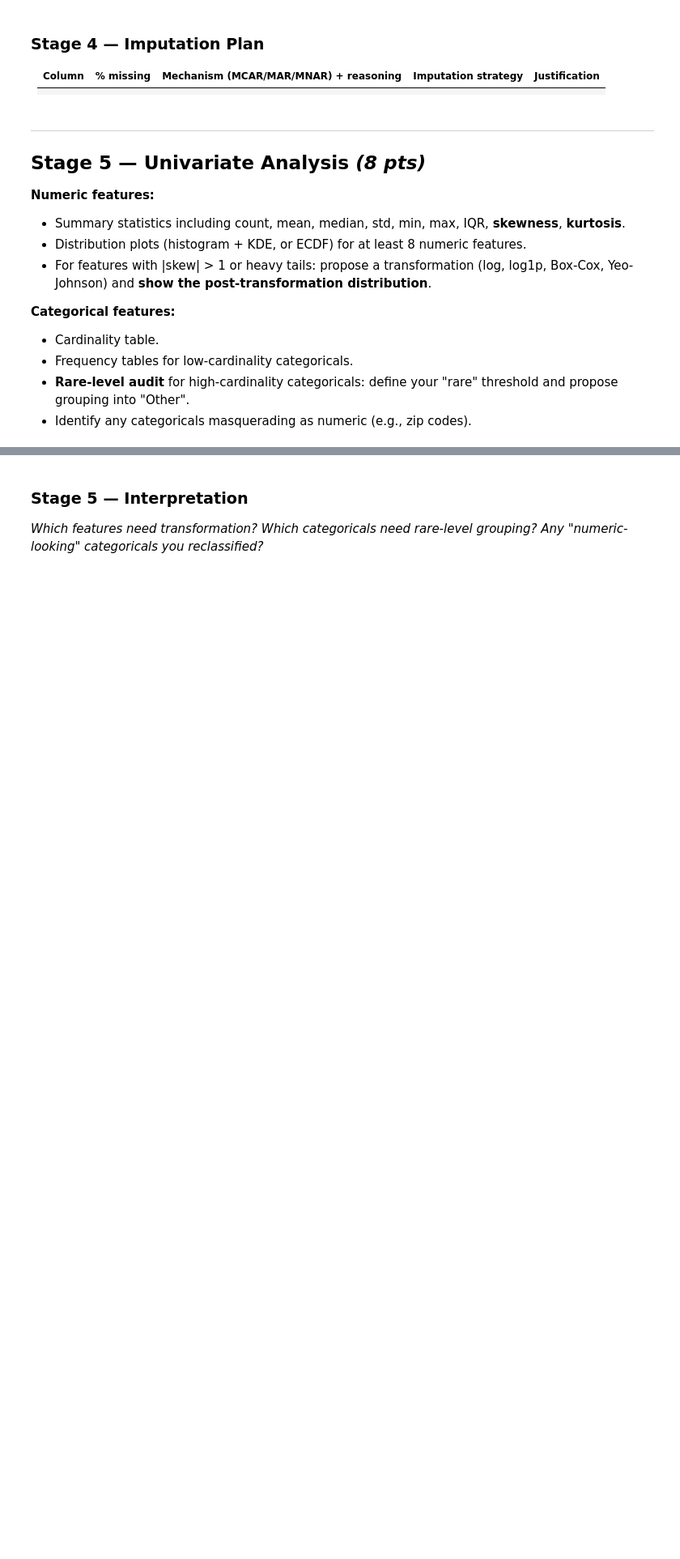
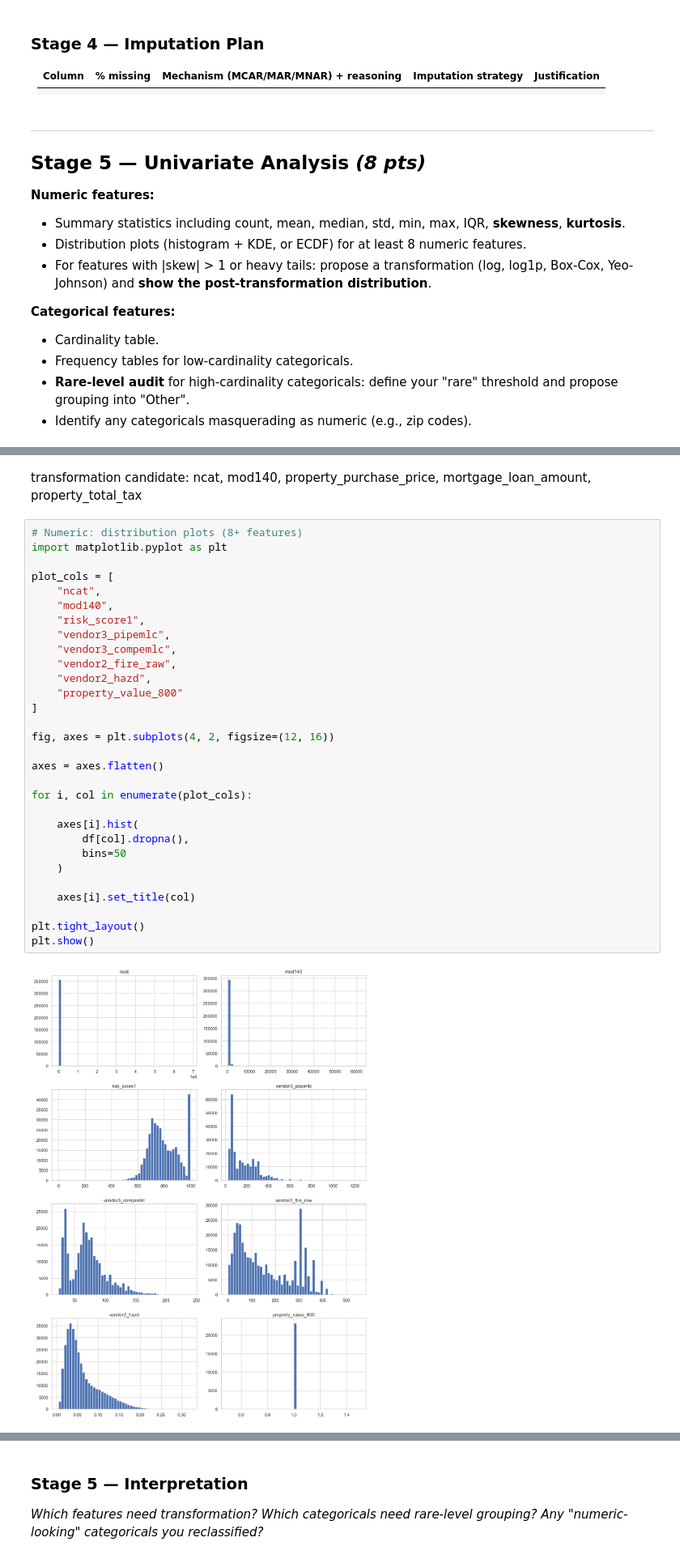
Before and after one commit to leah0727/GRAD_5800, a Jupyter notebook: capstone_eda_starter_notebook.ipynb, the cells around one changed output, grey strips where cells are left out. Shown at 81% size. Drawn from its saved outputs; the diff is of its cells as text; blank space fills up the shorter version.

```diff
--- a/capstone_eda_starter_notebook.ipynb
+++ b/capstone_eda_starter_notebook.ipynb
@@ -690,0 +718,34 @@ open_auto_loan_high
+# %% [markdown]
+transformation candidate: ncat, mod140, property_purchase_price, mortgage_loan_amount, property_total_tax
+# %%
+# Numeric: distribution plots (8+ features)
+import matplotlib.pyplot as plt
+
+plot_cols = [
+    "ncat",
+    "mod140",
+    "risk_score1",
+    "vendor3_pipemlc",
+    "vendor3_compemlc",
+    "vendor2_fire_raw",
+    "vendor2_hazd",
+    "property_value_800"
+]
+
+fig, axes = plt.subplots(4, 2, figsize=(12, 16))
+
+axes = axes.flatten()
+
+for i, col in enumerate(plot_cols):
+
+    axes[i].hist(
+        df[col].dropna(),
+        bins=50
+    )
+
+    axes[i].set_title(col)
+
+plt.tight_layout()
+plt.show()
+# %% [output]
+[figure, added]
```
Also changed, not shown: parts of 51 cells of this notebook, 3 other files.
